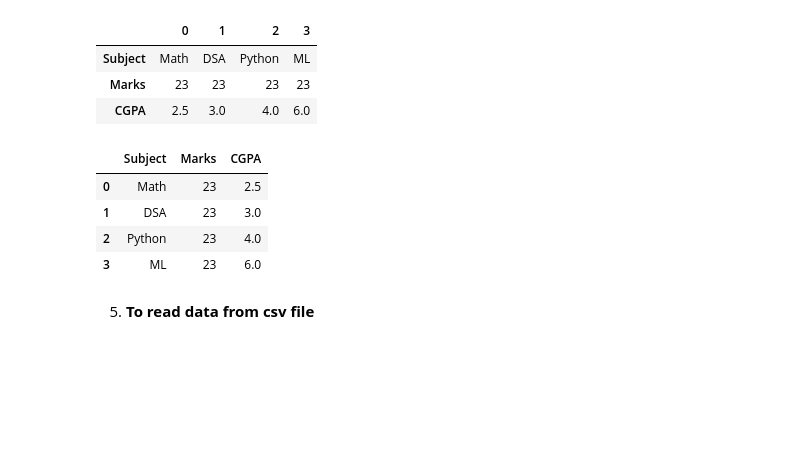
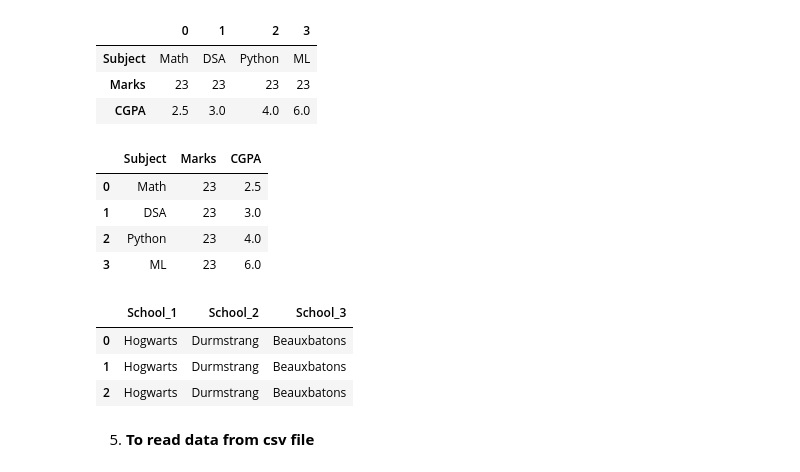
Before and after one commit to kolynzb/ML-tutor, a Jupyter notebook: MIT_GL/0x00-week_1/0x00-packages/pandas.ipynb, the cells around one changed output. Cells and saved outputs as stored; diff of their text form; code cells hidden in the pictures; blank space fills up the shorter version.

Commit message:
Add Data Copy

```diff
--- a/MIT_GL/0x00-week_1/0x00-packages/pandas.ipynb
+++ b/MIT_GL/0x00-week_1/0x00-packages/pandas.ipynb
@@ -329,6 +329,19 @@ pd.DataFrame([Subject,Marks,CGPA],index=['Subject','Marks','CGPA']).T
 | 1 | DSA | 23 | 3.0 |
 | 2 | Python | 23 | 4.0 |
 | 3 | ML | 23 | 6.0 |
+# %%
+a1 = ['Hogwarts', 'Durmstrang', 'Beauxbatons']
+a2 = ['Hogwarts', 'Durmstrang', 'Beauxbatons']
+a3 = ['Hogwarts', 'Durmstrang', 'Beauxbatons']
+school = [a1, a2, a3]
+inst = ['School_1', 'School_2', 'School_3']
+Muggle_data = pd.DataFrame(data=school, columns=inst)
+Muggle_data
+# %% [output]
+|  | School_1 | School_2 | School_3 |
+| 0 | Hogwarts | Durmstrang | Beauxbatons |
+| 1 | Hogwarts | Durmstrang | Beauxbatons |
+| 2 | Hogwarts | Durmstrang | Beauxbatons |
 # %% [markdown]
 5. __To read data from csv file__
 # %%
```
Also changed, not shown: parts of 4 cells of this notebook.
